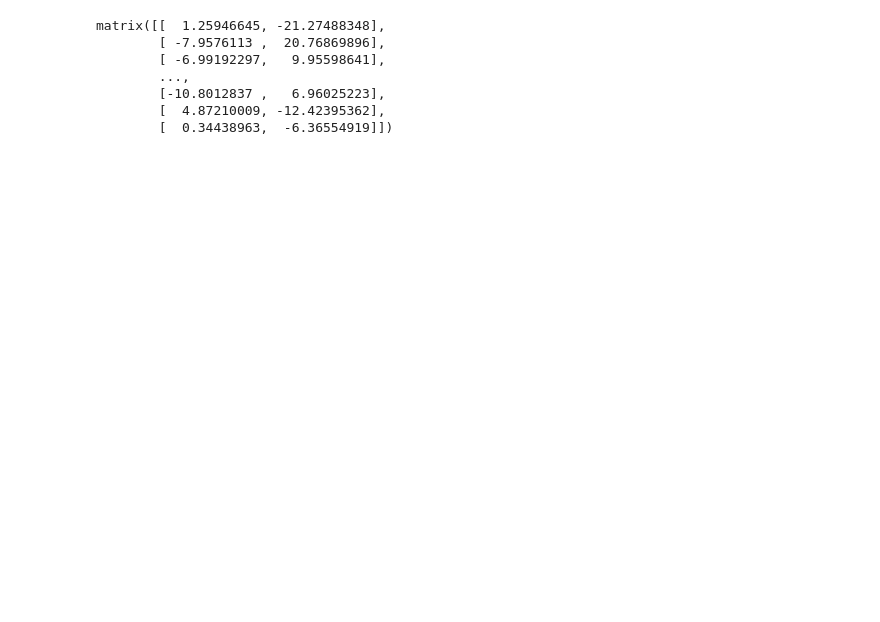
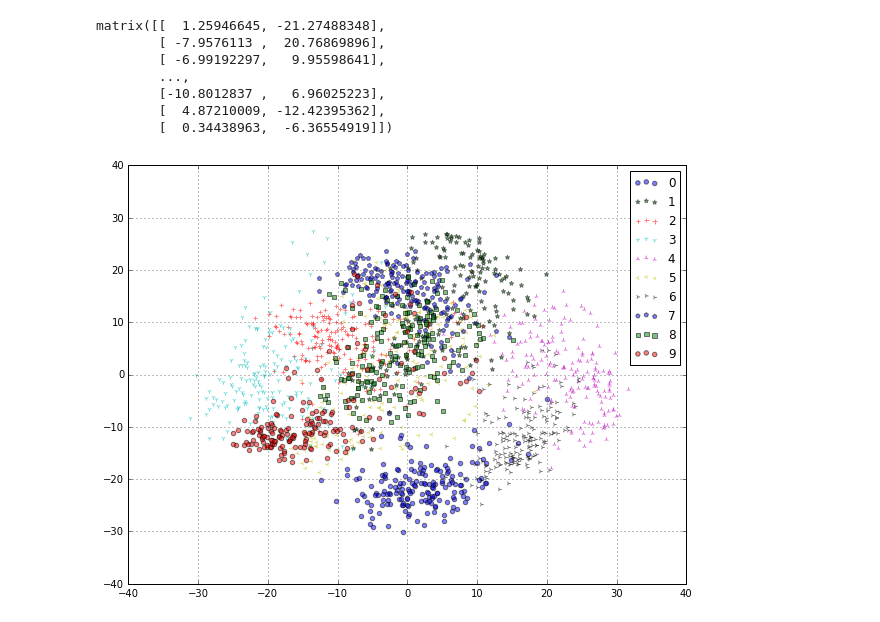
Before and after one commit to dabarbosa10/MachineLearning, a Jupyter notebook: handwritten.ipynb, the cells around one changed output. Cells and saved outputs as stored; diff of their text form; code cells hidden in the pictures; blank space fills up the shorter version.

```diff
--- a/handwritten.ipynb
+++ b/handwritten.ipynb
@@ -105,9 +107,10 @@ matrix([[  1.25946645, -21.27488348],
         [  0.34438963,  -6.36554919]])
 # %%
 colors = ['b', 'g', 'r', 'c', 'm', 'y', 'k']
-markers = ['+', 'o', '^', 'v', '&lt;', '&gt;', 'D', 'h', 's']
+markers = ['o', '*', '+', '1', '2', '3', '4', 'p', 's']
 for i, c, m in zip(np.unique(y), cycle(colors), cycle(markers)):
-    pl.scatter(X_pca[y == i, 0], X_pca[y == i, 1],
-        c=c, marker=m, label=i, alpha=0.5)
+    pl.scatter(X_pca[y == i, 0], X_pca[y == i, 1],c=c, marker=m, label=i, alpha=0.5)
 
 _ = pl.legend(loc='best')
+# %% [output]
+[figure, added]
```
Also changed, not shown: parts of 3 cells of this notebook.
